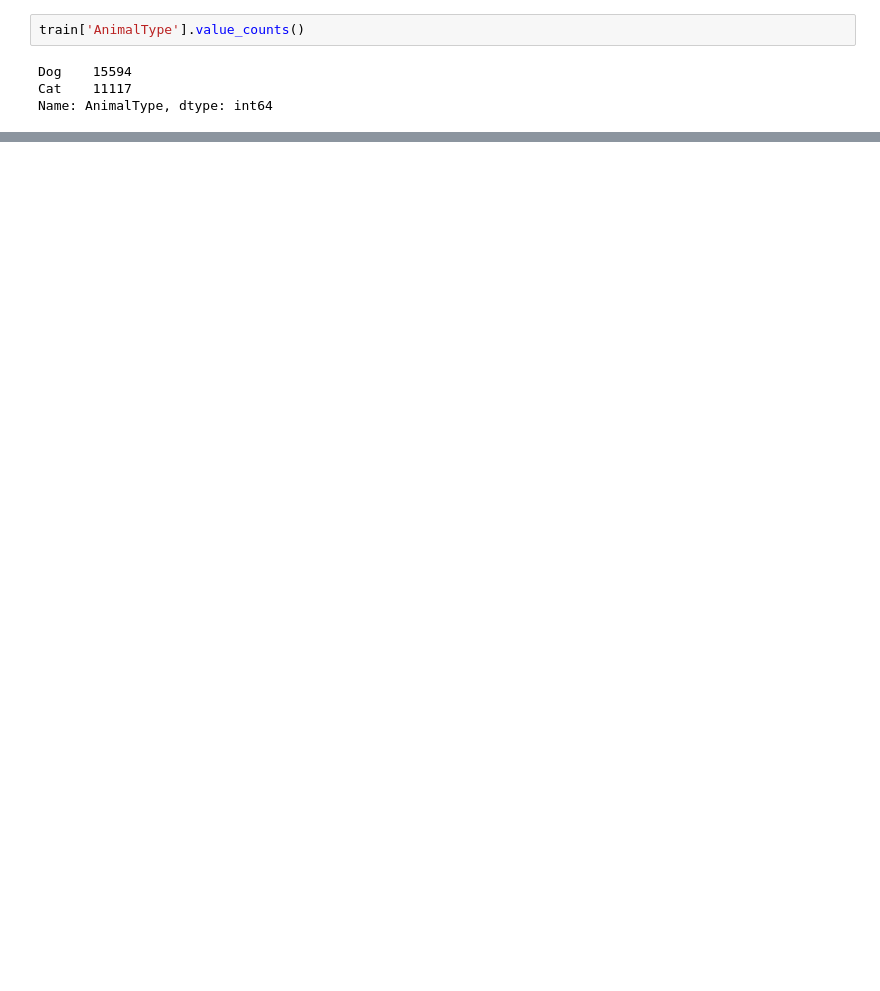
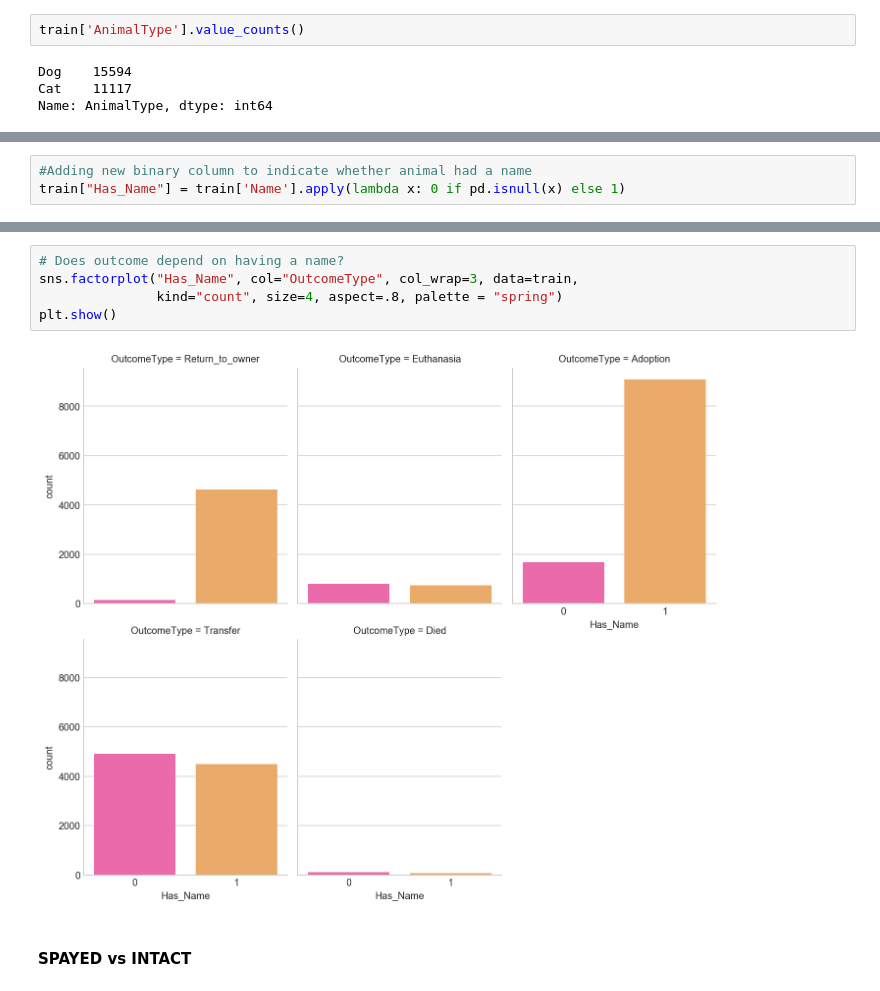
Before and after one commit to mags-zw/kaggle_analysis, a Jupyter notebook: ShelterAnimals/shelter_animal_analysis.ipynb, the cells around one changed output, grey strips where cells are left out. Saved outputs shown, nothing was run; the diff lists cells and outputs as text; blank space fills up the shorter version.

```diff
--- a/ShelterAnimals/shelter_animal_analysis.ipynb
+++ b/ShelterAnimals/shelter_animal_analysis.ipynb
@@ -278,0 +288,3 @@ train['Bin'].nunique()
+# %%
+#Adding new binary column to indicate whether animal had a name
+train["Has_Name"] = train['Name'].apply(lambda x: 0 if pd.isnull(x) else 1)
@@ -278,0 +301,9 @@ train['Bin'].nunique()
+# %%
+# Does outcome depend on having a name?
+sns.factorplot("Has_Name", col="OutcomeType", col_wrap=3, data=train,
+               kind="count", size=4, aspect=.8, palette = "spring")
+plt.show()
+# %% [output]
+[figure, added]
+# %% [markdown]
+#### SPAYED vs INTACT
```
Also changed, not shown: parts of 33 cells of this notebook, 2 other files.
